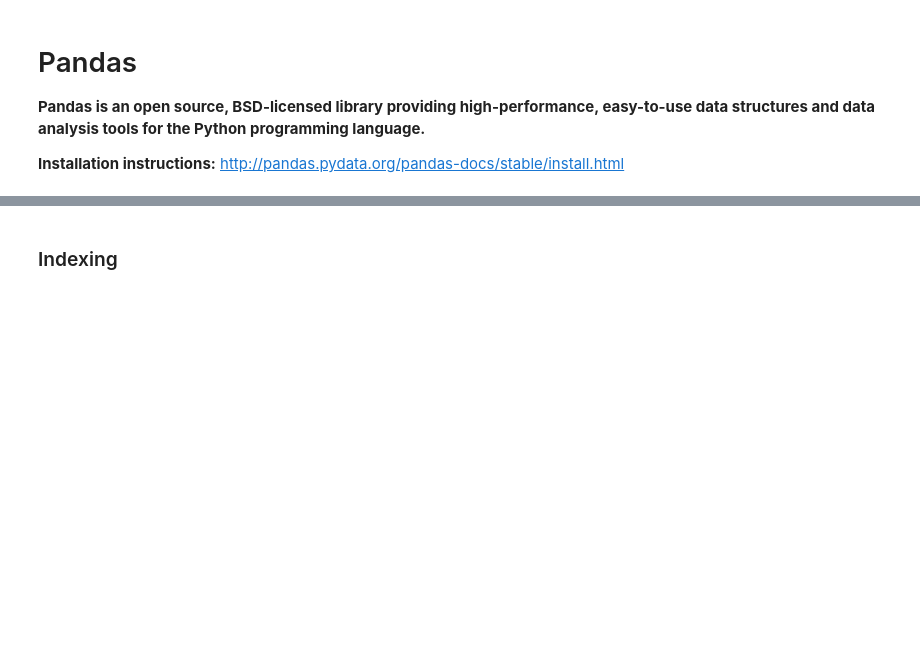
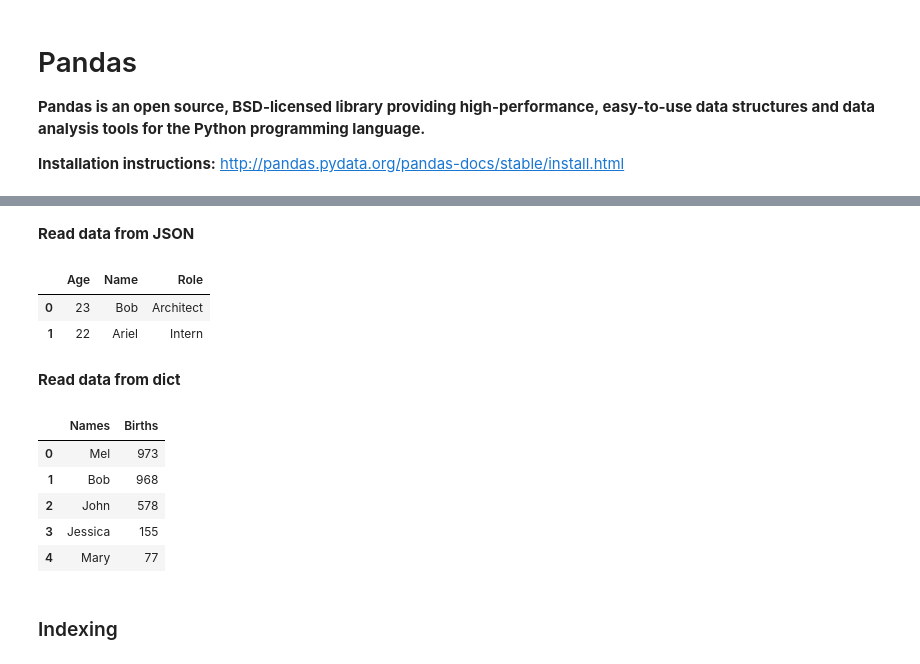
Before and after one commit to karthikhr024/python_classes, a Jupyter notebook: 4 - Statistics and Machine Learning using Python.ipynb, the cells around one changed output, grey strips where cells are left out. Drawn from its saved outputs; the diff is of its cells as text; code cells hidden in the pictures; blank space fills up the shorter version.

```diff
--- a/4 - Statistics and Machine Learning using Python.ipynb
+++ b/4 - Statistics and Machine Learning using Python.ipynb
@@ -36,2 +325,30 @@
+# %% [markdown]
+**Read data from JSON**
+# %%
+df = pd.read_json('files/simple.json')
+df
+# %% [output]
+|  | Age | Name | Role |
+| 0 | 23 | Bob | Architect |
+| 1 | 22 | Ariel | Intern |
+# %% [markdown]
+**Read data from dict**
+# %%
+data = {
+    "Bob": 968,
+    "Jessica": 155,
+    "Mary": 77,
+    "John": 578,
+    "Mel": 973
+}
+df = DataFrame(data.items(), columns=["Names", "Births"])
+df
+# %% [output]
+|  | Names | Births |
+| 0 | Mel | 973 |
+| 1 | Bob | 968 |
+| 2 | John | 578 |
+| 3 | Jessica | 155 |
+| 4 | Mary | 77 |
 # %% [markdown]
 ### Indexing
```
Also changed, not shown: parts of 64 cells of this notebook, 8 other files.
